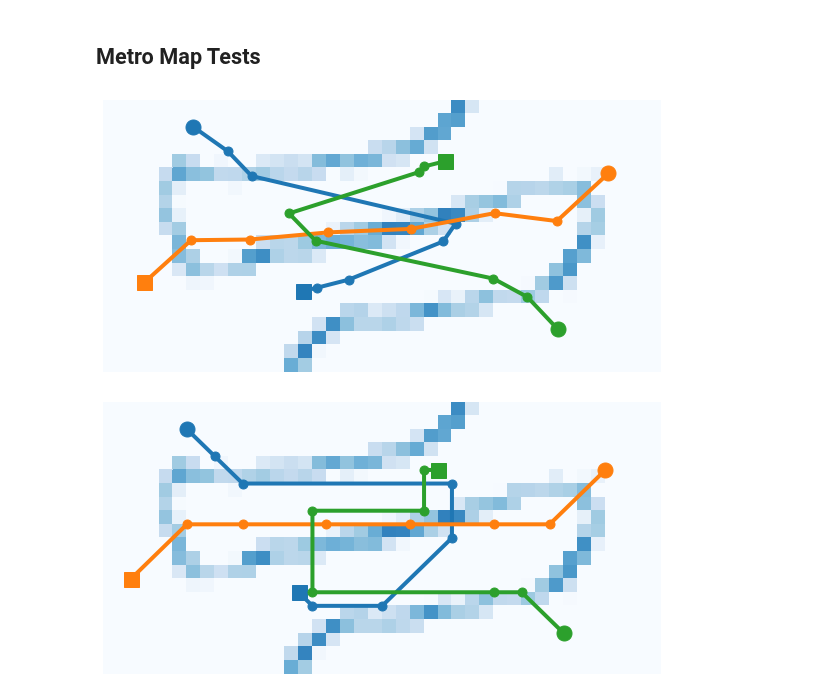
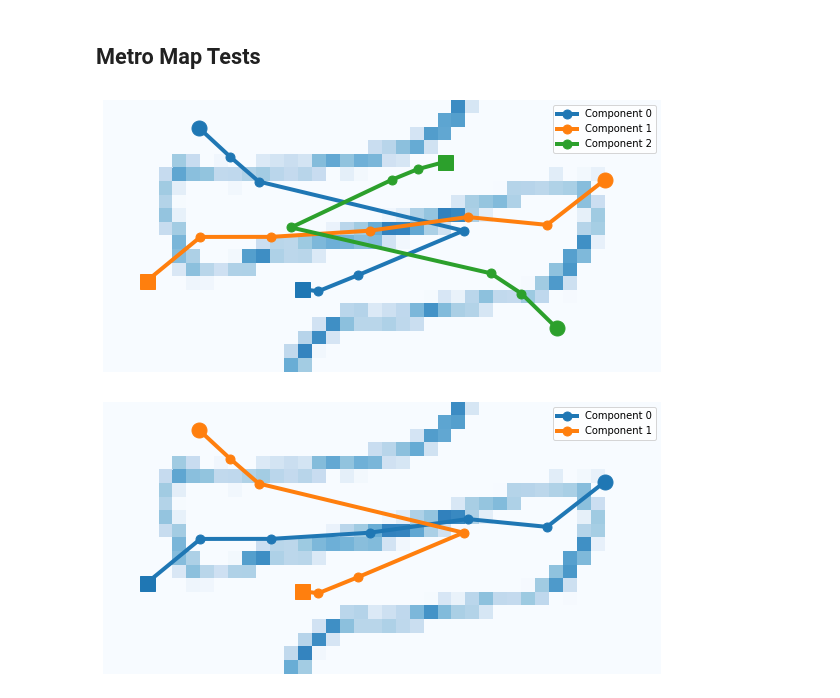
Before and after one commit to filipLoisel/SOS, a Jupyter notebook: UE3/src/main.ipynb, the cells around one changed output. Saved outputs shown, nothing was run; the diff lists cells and outputs as text; code cells hidden in the pictures.

```diff
--- a/UE3/src/main.ipynb
+++ b/UE3/src/main.ipynb
@@ -524,33 +535,30 @@ clusters_input = SOMToolBoxParser("datasets/10clusters/10clusters.vec").read_wei
 clusters_weight = SOMToolBoxParser("datasets/10clusters/10clusters_large.wgt.gz").read_weight_file()
-# %%
-chain_planes = discretize_planes(chain_weight, n = 8)
-u_matrix = umatrix(chain_weight['ydim'], chain_weight['xdim'], chain_weight['arr'])
-
-lines, names = get_component_lines(chain_planes, n = 8)
-
-visualize(lines, u_matrix, component_names = names)
-snapped_lines = snap_component_lines(lines, chain_planes, step = 1)
-visualize(snapped_lines, u_matrix, component_names = names)
-# %% [output]
-[figure, removed]
-[figure, removed]
-# %%
-cluster_planes = discretize_planes(clusters_weight, n = 7)
-u_matrix = umatrix(clusters_weight['ydim'], clusters_weight['xdim'], clusters_weight['arr'])
-
-
-lines, names = get_component_lines(cluster_planes, n = 7)
-
-visualize(lines, u_matrix, component_names = names)
-snapped_lines = snap_component_lines(lines, cluster_planes, step = 1)
-visualize(snapped_lines, u_matrix, component_names = names)
-
-
-selected_lines, names = get_component_lines(select_components(cluster_planes,n = 5, component_names = names), n = 7)
-
-snapped_selected_lines = snap_component_lines(selected_lines, cluster_planes, step = 3)
-visualize(selected_lines, u_matrix, component_names = names)
-
-aggregated_cluster_lines, names, _ = aggregate(selected_lines,140, print_Z=False,names=names)
-aggregated_cluster_lines = snap_component_lines(aggregated_cluster_lines, cluster_planes, step = 3)
-visualize(aggregated_cluster_lines, u_matrix, False, component_names = names)
+# %%
+def metro_maps(weights,n_bins=7,n_select=2,threshold=78,scale=10,names=[],print_Z=False,select=True,agg=True,snap=True):
+    cluster_planes = discretize_planes(weights, n = n_bins)
+    u_matrix = umatrix(weights['ydim'], weights['xdim'], weights['arr'])
+    lines_to_plot, names = get_component_lines(cluster_planes, n = n_bins,component_names=names)
+    reverse_used=False
+
+    #select
+    if select:
+        lines_to_plot, names = get_component_lines(select_components(cluster_planes,n = n_select, component_names = names), n = n_bins)
+
+    #aggregate
+    if agg:
+        lines_to_plot, names, reverse_used = aggregate(lines_to_plot,threshold, print_Z=print_Z,names=names)
+
+    #snap
+    if snap:
+        lines_to_plot = snap_component_lines(lines_to_plot, cluster_planes)
+
+
+    visualize(lines_to_plot, u_matrix, reverse_used,scale=scale, component_names = names)
+# %%
+metro_maps(chain_weight,agg=False,select=False,snap=False)
+# %% [output]
+[figure, added]
+# %%
+metro_maps(chain_weight,n_select=2,select=True,agg=False,snap=False)
+# %% [output]
+[figure, added]
```
Also changed, not shown: parts of 15 cells of this notebook, 1 other file.
